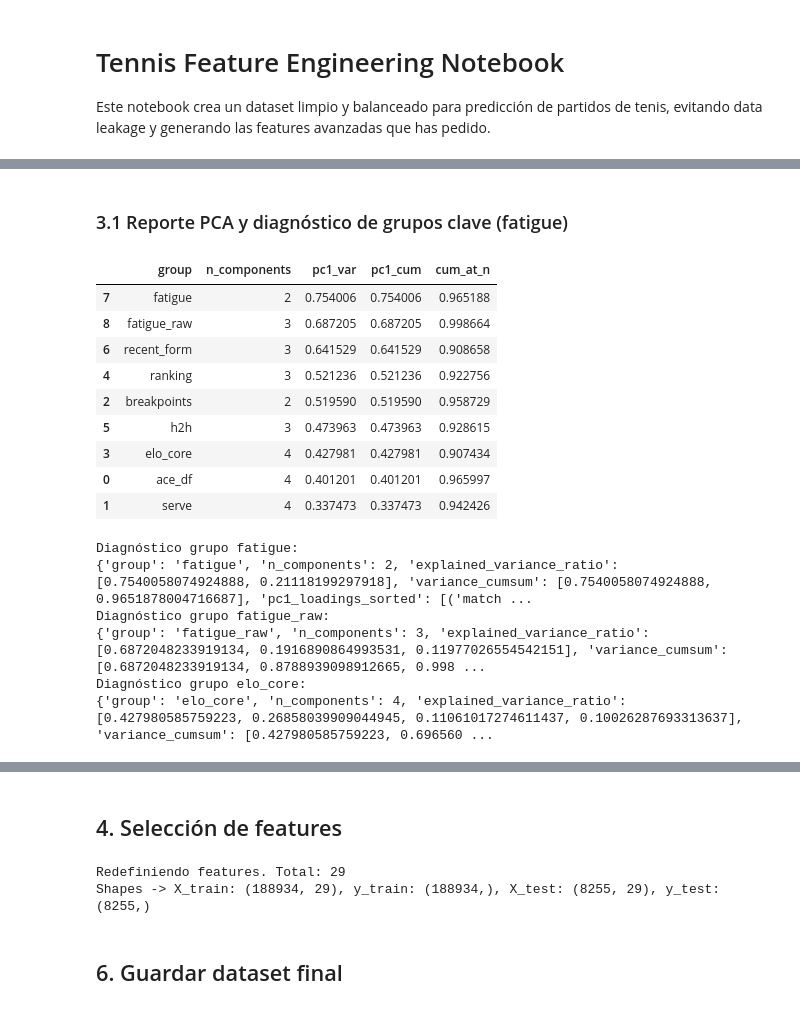
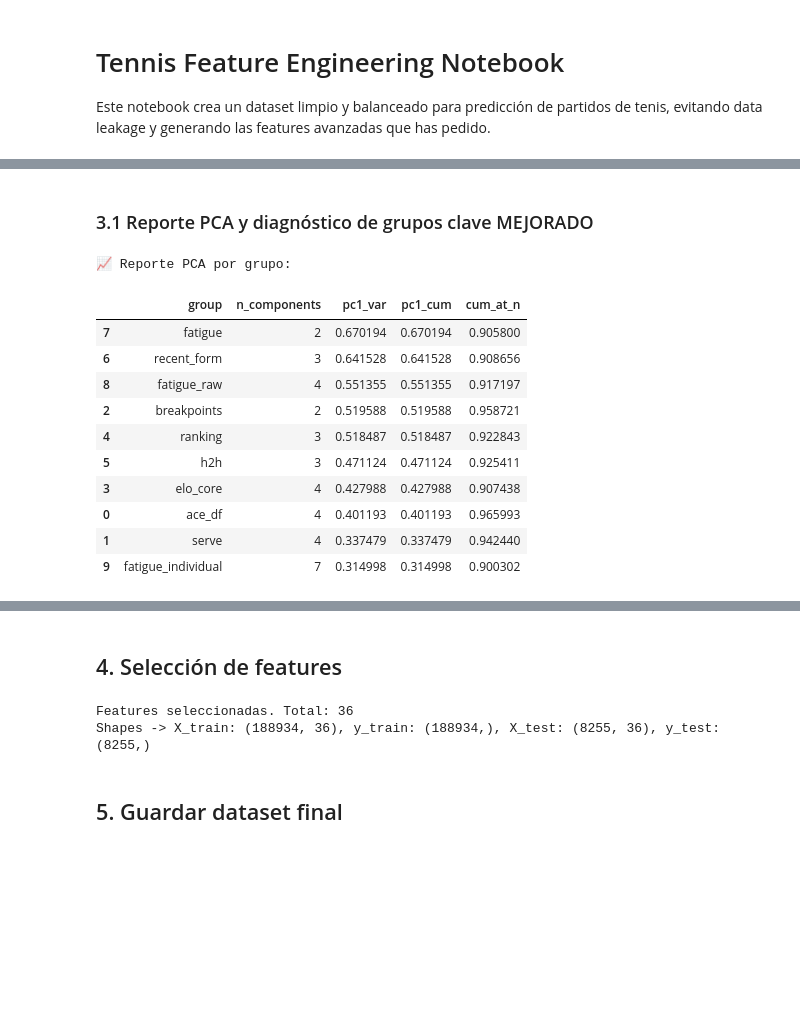
Before and after one commit to PepeGdlT/TenisPredictorML, a Jupyter notebook: notebooks/tennis_feature_engineering.ipynb, the cells around one changed output, grey strips where cells are left out. Cells and saved outputs as stored; diff of their text form; code cells hidden in the pictures; blank space fills up the shorter version.

```diff
--- a/notebooks/tennis_feature_engineering.ipynb
+++ b/notebooks/tennis_feature_engineering.ipynb
@@ -56,5 +53,0 @@ Test shape: (8255, 49)
-# %%
-df_train = clean_data(df_train_raw)
-df_test = clean_data(df_test_raw)
-print('Train limpio:', df_train.shape)
-print('Test limpio:', df_test.shape)
@@ -101,31 +90,45 @@ Features históricas TEST calculadas.
 # %% [markdown]
-### 3.1 Reporte PCA y diagnóstico de grupos clave (fatigue)
+### 3.1 Reporte PCA y diagnóstico de grupos clave MEJORADO
 # %%
 pca_report = export_pca_report(pca_state)
-display(pca_report.sort_values('pc1_var', ascending=False).head(15))
+print("📈 Reporte PCA por grupo:")
+display(pca_report.sort_values('pc1_var', ascending=False))
+
+# Diagnóstico de grupos clave con nuevas features de fatiga
 try:
-    print('Diagnóstico grupo fatigue:')
-    print(diagnose_pca_group(df_train_final, 'fatigue', pca_state))
-    print('Diagnóstico grupo fatigue_raw:')
-    print(diagnose_pca_group(df_train_final, 'fatigue_raw', pca_state))
-    print('Diagnóstico grupo elo_core:')
-    print(diagnose_pca_group(df_train_final, 'elo_core', pca_state))
+    print('\n🔍 Diagnóstico grupo fatigue (features combinadas):')
+    fatigue_diag = diagnose_pca_group(df_train_final, 'fatigue', pca_state)
+    print(f"   - Componentes: {fatigue_diag['n_components']}")
+    print(f"   - Varianza PC1: {fatigue_diag['explained_variance_ratio'][0]:.3f}")
+    print(f"   - Top loadings PC1: {fatigue_diag['pc1_loadings_sorted'][:3]}")
+
+    print('\n🔍 Diagnóstico grupo fatigue_raw:')
+    fatigue_raw_diag = diagnose_pca_group(df_train_final, 'fatigue_raw', pca_state)
+    print(f"   - Componentes: {fatigue_raw_diag['n_components']}")
+    print(f"   - Varianza PC1: {fatigue_raw_diag['explained_variance_ratio'][0]:.3f}")
+
+    print('\n🔍 Diagnóstico grupo fatigue_individual:')
+    fatigue_ind_diag = diagnose_pca_group(df_train_final, 'fatigue_individual', pca_state)
+    print(f"   - Componentes: {fatigue_ind_diag['n_components']}")
+    print(f"   - Varianza PC1: {fatigue_ind_diag['explained_variance_ratio'][0]:.3f}")
+
+    print('\n🔍 Diagnóstico grupo elo_core:')
+    elo_diag = diagnose_pca_group(df_train_final, 'elo_core', pca_state)
+    print(f"   - Componentes: {elo_diag['n_components']}")
+    print(f"   - Varianza PC1: {elo_diag['explained_variance_ratio'][0]:.3f}")
+
 except Exception as e:
-    print('Error diagnóstico PCA:', e)
+    print(f'⚠️ Error diagnóstico PCA: {e}')
 # %% [output]
+📈 Reporte PCA por grupo:
 |  | group | n_components | pc1_var | pc1_cum | cum_at_n |
-| 7 | fatigue | 2 | 0.754006 | 0.754006 | 0.965188 |
-| 8 | fatigue_raw | 3 | 0.687205 | 0.687205 | 0.998664 |
-| 6 | recent_form | 3 | 0.641529 | 0.641529 | 0.908658 |
-| 4 | ranking | 3 | 0.521236 | 0.521236 | 0.922756 |
-| 2 | breakpoints | 2 | 0.519590 | 0.519590 | 0.958729 |
-| 5 | h2h | 3 | 0.473963 | 0.473963 | 0.928615 |
-| 3 | elo_core | 4 | 0.427981 | 0.427981 | 0.907434 |
-| 0 | ace_df | 4 | 0.401201 | 0.401201 | 0.965997 |
-| 1 | serve | 4 | 0.337473 | 0.337473 | 0.942426 |
+| 7 | fatigue | 2 | 0.670194 | 0.670194 | 0.905800 |
+| 6 | recent_form | 3 | 0.641528 | 0.641528 | 0.908656 |
+| 8 | fatigue_raw | 4 | 0.551355 | 0.551355 | 0.917197 |
+| 2 | breakpoints | 2 | 0.519588 | 0.519588 | 0.958721 |
+| 4 | ranking | 3 | 0.518487 | 0.518487 | 0.922843 |
+| 5 | h2h | 3 | 0.471124 | 0.471124 | 0.925411 |
+| 3 | elo_core | 4 | 0.427988 | 0.427988 | 0.907438 |
+| 0 | ace_df | 4 | 0.401193 | 0.401193 | 0.965993 |
+| 1 | serve | 4 | 0.337479 | 0.337479 | 0.942440 |
+| 9 | fatigue_individual | 7 | 0.314998 | 0.314998 | 0.900302 |
-Diagnóstico grupo fatigue:
-{'group': 'fatigue', 'n_components': 2, 'explained_variance_ratio': [0.7540058074924888, 0.21118199297918], 'variance_cumsum': [0.7540058074924888, 0.9651878004716687], 'pc1_loadings_sorted': [('match ...
-Diagnóstico grupo fatigue_raw:
-{'group': 'fatigue_raw', 'n_components': 3, 'explained_variance_ratio': [0.6872048233919134, 0.1916890864993531, 0.11977026554542151], 'variance_cumsum': [0.6872048233919134, 0.8788939098912665, 0.998 ...
-Diagnóstico grupo elo_core:
-{'group': 'elo_core', 'n_components': 4, 'explained_variance_ratio': [0.427980585759223, 0.26858039909044945, 0.11061017274611437, 0.10026287693313637], 'variance_cumsum': [0.427980585759223, 0.696560 ...
@@ -132,12 +151,9 @@ Diagnóstico grupo elo_core:
 # %% [markdown]
 ## 4. Selección de features
 # %%
-# Esta celda sustituye la definición anterior para asegurarnos de que en el notebook
-# solo listamos columnas ya creadas en features.py (no generamos nada nuevo aquí).
 features = get_curated_features(df_train_final)
-# Filtrar features que existen en ambos dataframes
 features = [f for f in features if f in df_test_final.columns and f in df_train_final.columns]
-print(f'Redefiniendo features. Total: {len(features)}')
+print(f'Features seleccionadas. Total: {len(features)}')
 
 # Reasignar matrices de entrenamiento/test
 X_train = df_train_final[features]
@@ -146,8 +162,8 @@ y_train = df_train_final['target']
 y_test = df_test_final['target']
 print(f"Shapes -> X_train: {X_train.shape}, y_train: {y_train.shape}, X_test: {X_test.shape}, y_test: {y_test.shape}")
 # %% [output]
-Redefiniendo features. Total: 29
-Shapes -> X_train: (188934, 29), y_train: (188934,), X_test: (8255, 29), y_test: (8255,)
+Features seleccionadas. Total: 36
+Shapes -> X_train: (188934, 36), y_train: (188934,), X_test: (8255, 36), y_test: (8255,)
 # %% [markdown]
-## 6. Guardar dataset final
+## 5. Guardar dataset final
 # %%
```
Also changed, not shown: parts of 39 cells of this notebook, 29 other files.
